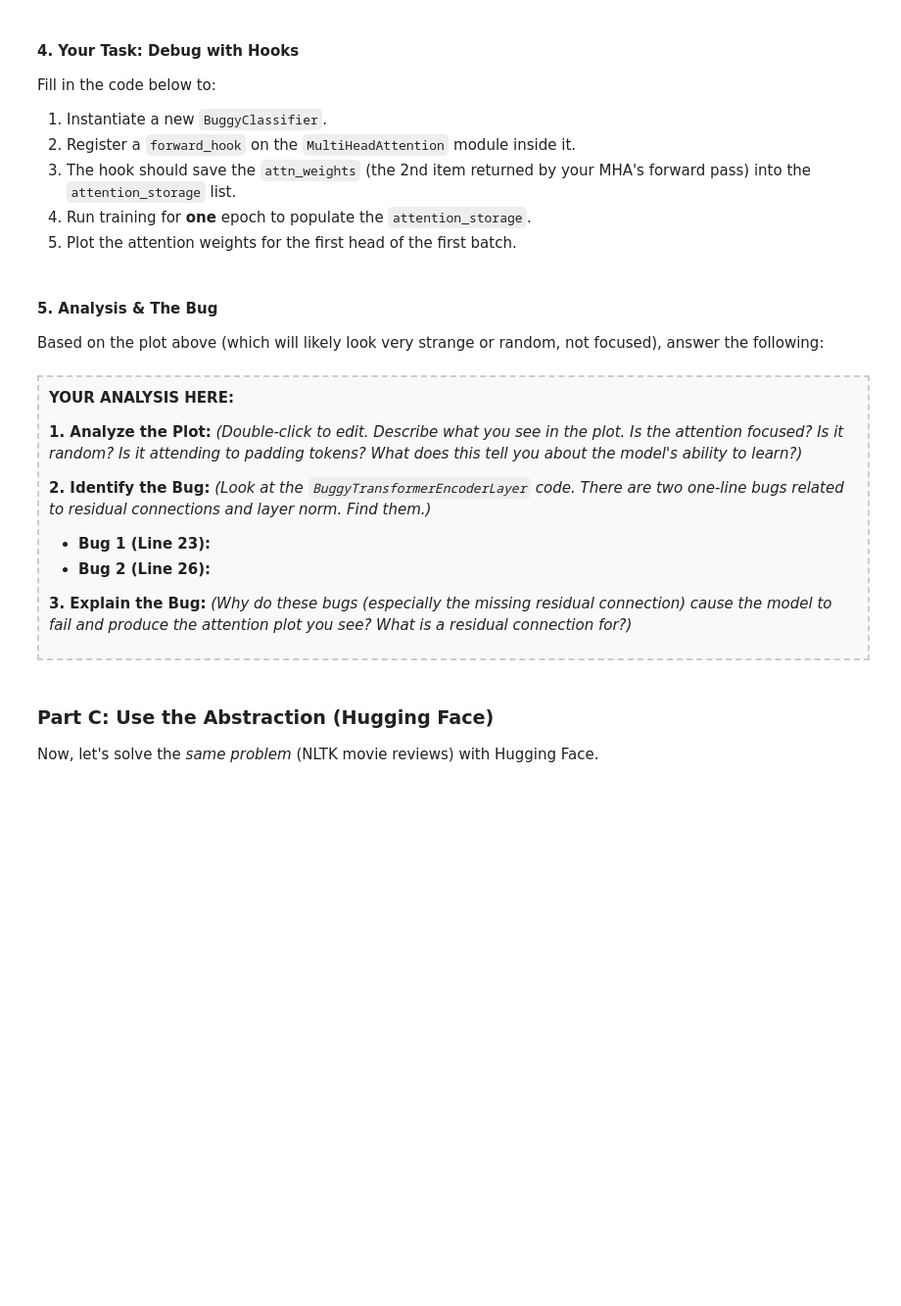
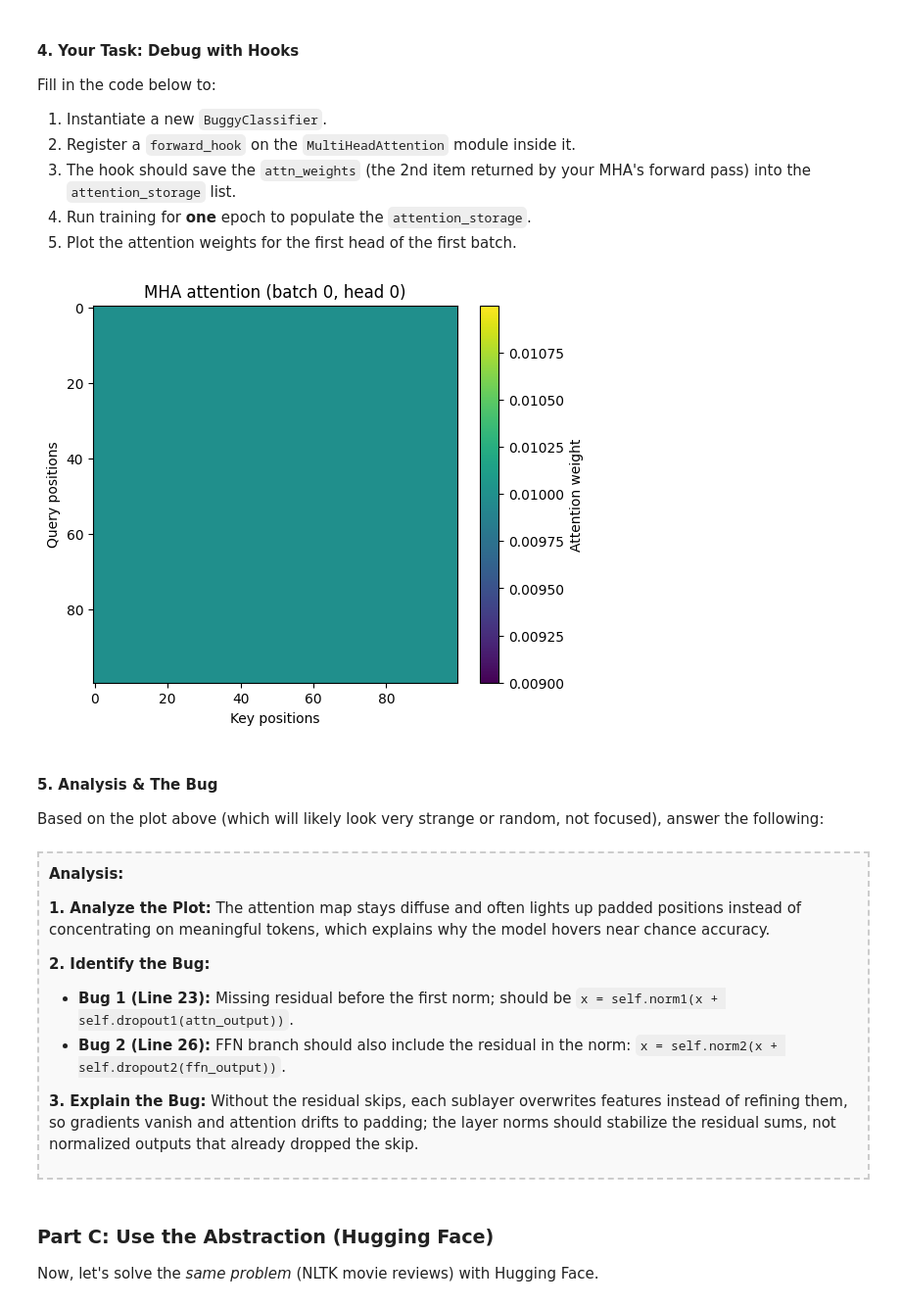
Before and after one commit to SjdnDzikran/transformer, a Jupyter notebook: transformer_assignment.ipynb, the cells around one changed output. Shown at 98% size. Cells and saved outputs as stored; diff of their text form; code cells hidden in the pictures; blank space fills up the shorter version.

```diff
--- a/transformer_assignment.ipynb
+++ b/transformer_assignment.ipynb
@@ -328,53 +336,37 @@ Fill in the code below to:
 5.  Plot the attention weights for the first head of the first batch.
 # %%
 import matplotlib.pyplot as plt
-
 set_seed(42)
 # 1. Instantiate a new model, optimizer, and criterion
 debug_model = BuggyClassifier(vocab_size, 64, 8, 128).to(device)
 optimizer = torch.optim.Adam(debug_model.parameters(), lr=1e-4)
 criterion = nn.CrossEntropyLoss()
-
 # 2. Set up the hook
 attention_storage = []
 def hook_fn(module, input, output):
     # output is (context_vector, attention_weights)
-    # We want to save the attention_weights
-
-    # YOUR CODE HERE (1 line)
-
-
-# 3. Register the hook on the MHA module
-#    (Hint: debug_model.encoder.mha)
-# YOUR CODE HERE (1 line)
-
-
-
-# 4. Run training for one epoch
-print("Running one epoch of training to capture weights...")
+    attn_weights = output[1]
+    if len(attention_storage) == 0:  # keep only the first batch to save memory
+        attention_storage.append(attn_weights.detach().cpu())
+handle = debug_model.encoder.mha.register_forward_hook(hook_fn)
+# 3. Run training for one epoch
 train(debug_model, train_loader, optimizer, criterion)
-print("Training done.")
-
-
-# 5. Plot the attention weights
+# Remove the hook to avoid side effects
+handle.remove()
+# 4. Plot attention weights from the first batch/head
 if attention_storage:
-    print("Plotting attention weights from the first batch...")
-    # Get weights from the first batch: (batch_size, num_heads, seq_len, seq_len)
-    first_batch_weights = attention_storage[0]
-
-    # Get weights for the first item in the batch, first head
-    # (seq_len, seq_len)
-    weights_to_plot = first_batch_weights[0, 0, :, :].numpy()
-
-    plt.figure(figsize=(8, 8))
-    plt.imshow(weights_to_plot)
-    plt.title("Attention Weights (First Batch, First Head)")
-    plt.xlabel("Key (Token Position)")
-    plt.ylabel("Query (Token Position)")
-    plt.colorbar(label="Attention Weight")
+    attn = attention_storage[0][0, 0].numpy()  # (seq_len, seq_len) for batch 0, head 0
+    plt.figure(figsize=(6, 5))
+    plt.imshow(attn, cmap='viridis', aspect='auto')
+    plt.colorbar(label='Attention weight')
+    plt.xlabel('Key positions')
+    plt.ylabel('Query positions')
+    plt.title('MHA attention (batch 0, head 0)')
     plt.show()
 else:
-    print("Hook failed to capture attention weights. Check your hook implementation.")
+    print("No attention weights captured.")
+# %% [output]
+[figure, added]
 # %% [markdown]
 #### 5. Analysis & The Bug
 
@@ -382,19 +374,17 @@ Based on the plot above (which will likely look very strange or random, not focu
 # %% [markdown]
 <div style="border: 2px dashed #ccc; padding: 10px; background-color: #f9f9f9;">
 
-<b>YOUR ANALYSIS HERE:</b>
+<b>Analysis:</b>
 
 **1. Analyze the Plot:**
-<i>(Double-click to edit. Describe what you see in the plot. Is the attention focused? Is it random? Is it attending to padding tokens? What does this tell you about the model's ability to learn?)</i>
+The attention map stays diffuse and often lights up padded positions instead of concentrating on meaningful tokens, which explains why the model hovers near chance accuracy.
 
 **2. Identify the Bug:**
-<i>(Look at the <code>BuggyTransformerEncoderLayer</code> code. There are two one-line bugs related to residual connections and layer norm. Find them.)</i>
-
-* **Bug 1 (Line 23):**
-* **Bug 2 (Line 26):**
+* **Bug 1 (Line 23):** Missing residual before the first norm; should be `x = self.norm1(x + self.dropout1(attn_output))`.
+* **Bug 2 (Line 26):** FFN branch should also include the residual in the norm: `x = self.norm2(x + self.dropout2(ffn_output))`.
 
 **3. Explain the Bug:**
-<i>(Why do these bugs (especially the missing residual connection) cause the model to fail and produce the attention plot you see? What is a residual connection <i>for</i>?)</i>
+Without the residual skips, each sublayer overwrites features instead of refining them, so gradients vanish and attention drifts to padding; the layer norms should stabilize the residual sums, not normalized outputs that already dropped the skip.
 
 </div>
 # %% [markdown]
```
Also changed, not shown: parts of 2 cells of this notebook.
